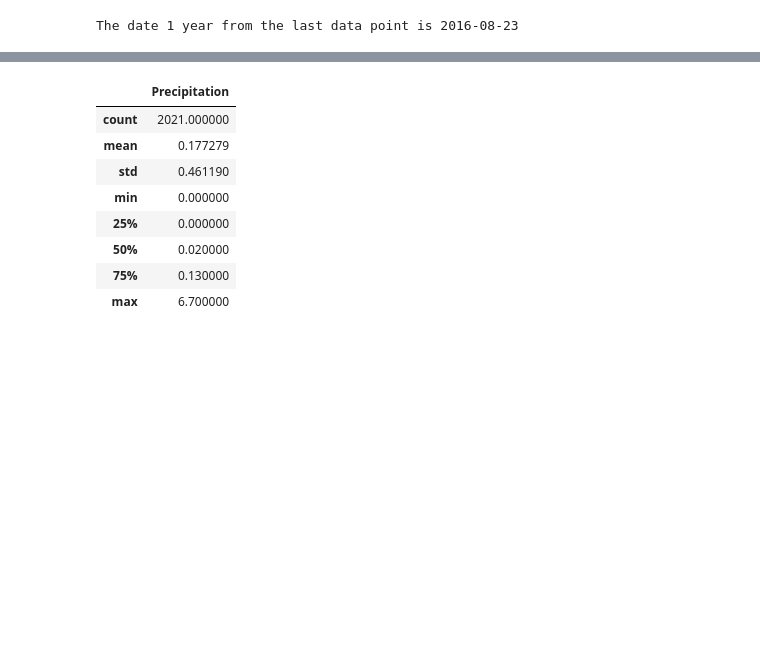
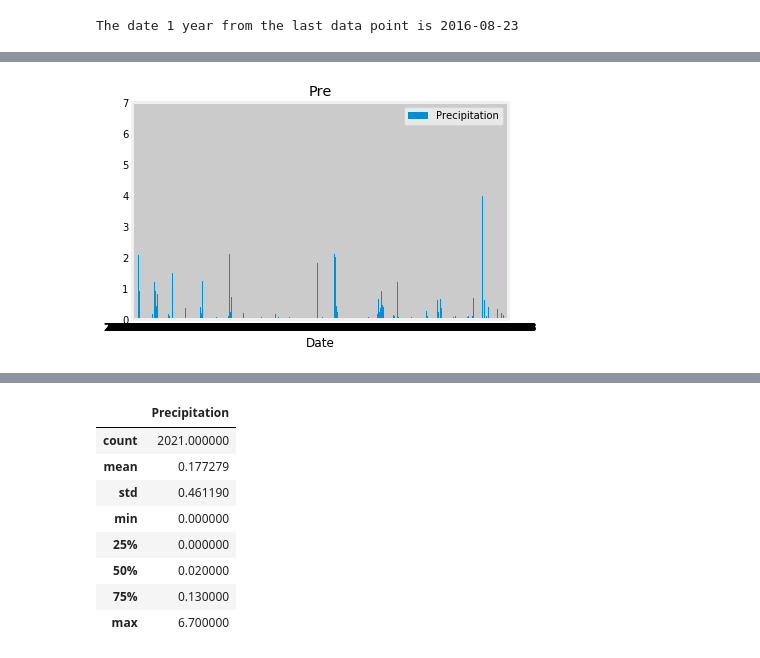
Before and after one commit to shaunclarke2333/Data-Storage-and-Retrieval, a Jupyter notebook: climate_starter.ipynb, the cells around one changed output, grey strips where cells are left out. Saved outputs shown, nothing was run; the diff lists cells and outputs as text; code cells hidden in the pictures; blank space fills up the shorter version.

```diff
--- a/climate_starter.ipynb
+++ b/climate_starter.ipynb
@@ -128,5 +127,10 @@ sort_precip_score_df.head()
 # %%
 # Use Pandas Plotting with Matplotlib to plot the data
+ax = sort_precip_score_df.plot.bar(x='Date', y='Precipitation', rot=0)
+plt.title("Pre")
+plt.show()
+# %% [output]
+[figure, added]
 # %% [markdown]
 ![precipitation](Images/precipitation.png)
 # %%
```
Also changed, not shown: parts of 3 cells of this notebook.
